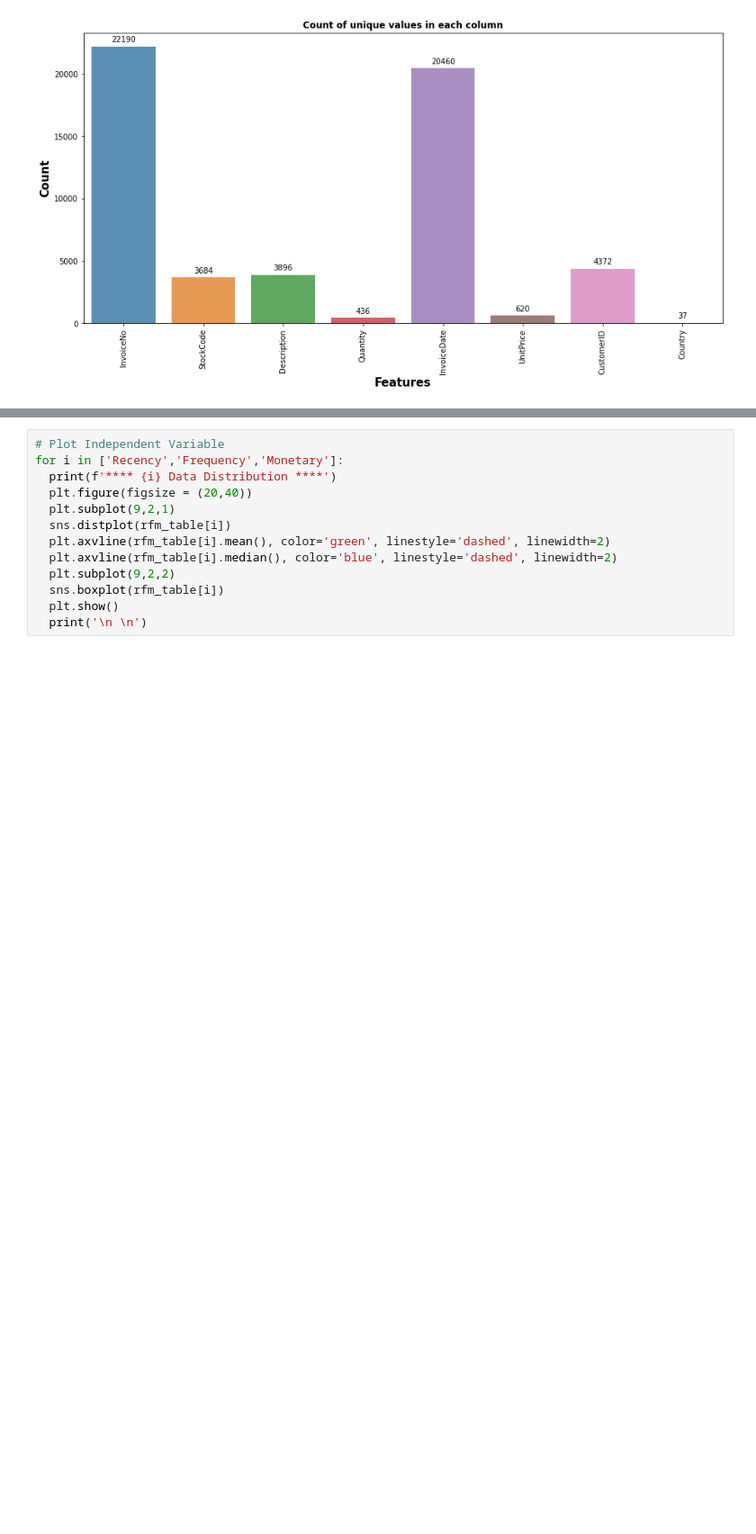
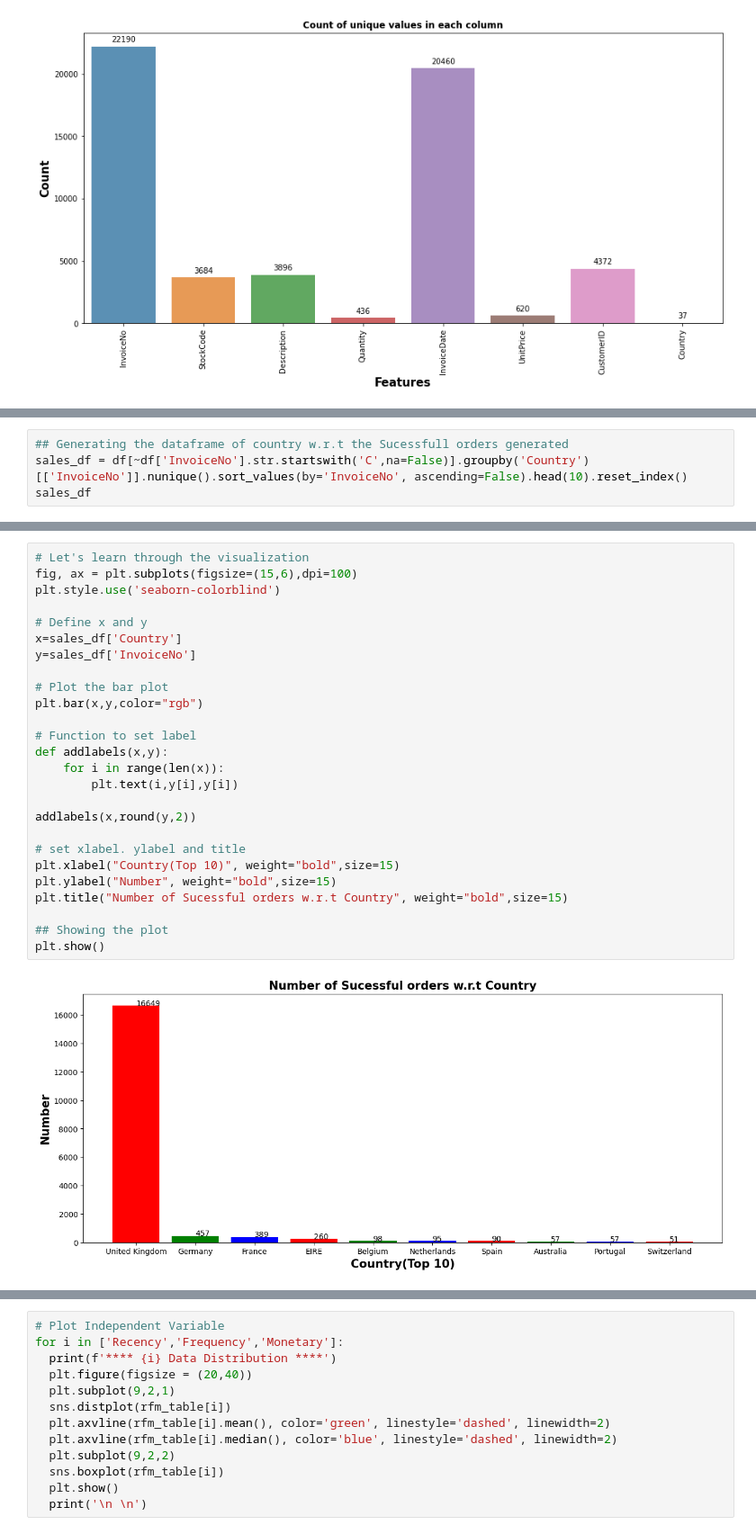
Before and after one commit to solankinitin1210/Capstone-Online-Retail-Customer-Segmentation, a Jupyter notebook: Online_Retail_Customer_Segmentation_Capstone_Project.ipynb, the cells around one changed output, grey strips where cells are left out. Shown at 90% size. Cells and saved outputs as stored; diff of their text form; blank space fills up the shorter version.

```diff
--- a/Online_Retail_Customer_Segmentation_Capstone_Project.ipynb
+++ b/Online_Retail_Customer_Segmentation_Capstone_Project.ipynb
@@ -287,0 +351,4 @@ plt.show()
+# %%
+## Generating the dataframe of country w.r.t the Sucessfull orders generated
+sales_df = df[~df['InvoiceNo'].str.startswith('C',na=False)].groupby('Country')[['InvoiceNo']].nunique().sort_values(by='InvoiceNo', ascending=False).head(10).reset_index()
+sales_df
@@ -287,0 +367,28 @@ plt.show()
+# %%
+# Let's learn through the visualization
+fig, ax = plt.subplots(figsize=(15,6),dpi=100)
+plt.style.use('seaborn-colorblind')
+
+# Define x and y
+x=sales_df['Country']
+y=sales_df['InvoiceNo']
+
+# Plot the bar plot
+plt.bar(x,y,color="rgb")
+
+# Function to set label
+def addlabels(x,y):
+    for i in range(len(x)):
+        plt.text(i,y[i],y[i])
+
+addlabels(x,round(y,2))
+
+# set xlabel. ylabel and title
+plt.xlabel("Country(Top 10)", weight="bold",size=15)
+plt.ylabel("Number", weight="bold",size=15)
+plt.title("Number of Sucessful orders w.r.t Country", weight="bold",size=15)
+
+## Showing the plot
+plt.show()
+# %% [output]
+[figure, added]
```
Also changed, not shown: parts of 89 cells of this notebook.
